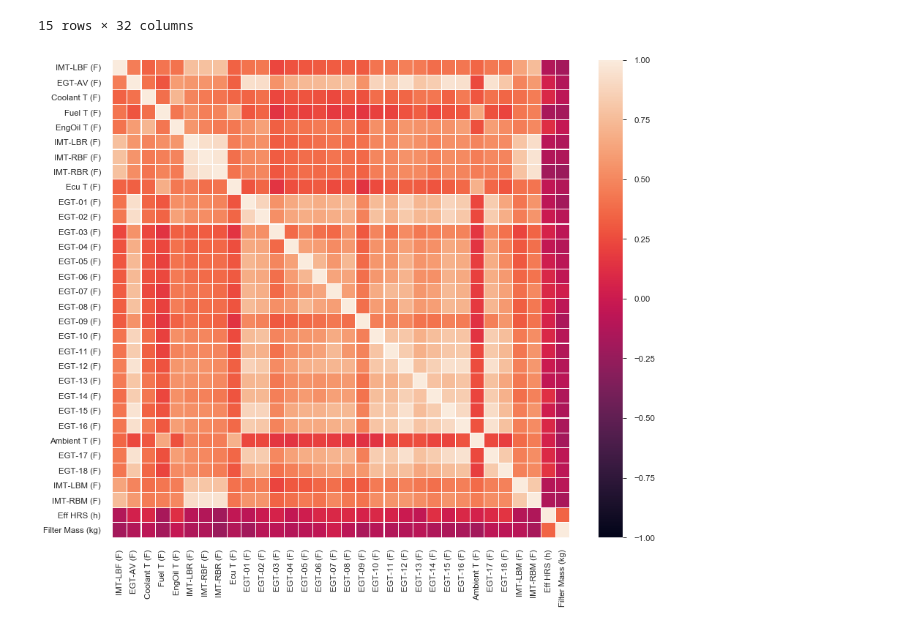
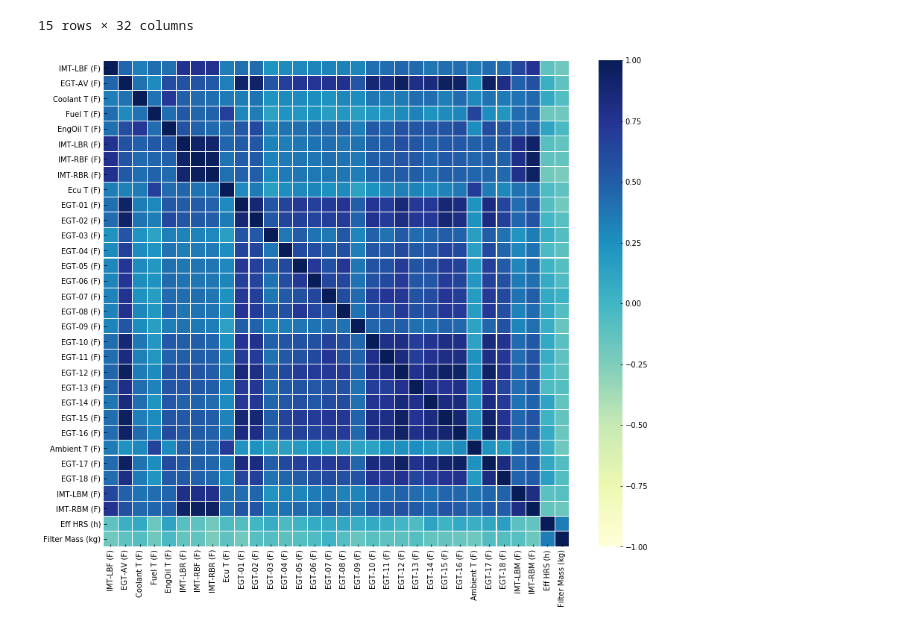
Before and after one commit to ddiazal/PredictiveMaintenance, a Jupyter notebook: filtersAnalysisReport.ipynb, the cells around one changed output. Drawn from its saved outputs; the diff is of its cells as text; code cells hidden in the pictures.

Commit message:
setting up the plotting style

```diff
--- a/filtersAnalysisReport.ipynb
+++ b/filtersAnalysisReport.ipynb
@@ -8,8 +8,8 @@ import pandas as pd
 import seaborn as sns
 import matplotlib.pyplot as plt
 %matplotlib inline
-plt.style.use('seaborn-poster')
-sns.set(context='paper', style='darkgrid', palette=sns.color_palette("Set1"), font='sans-serif', font_scale=1.3, color_codes=True, rc=None)
+plt.style.use('bmh')
+#sns.set(context='paper', style='darkgrid', palette=sns.color_palette("Set1"), font='sans-serif', font_scale=1.3, color_codes=True, rc=None)
 # %% [markdown]
 ## Introduction
 # %% [markdown]
@@ -422,6 +424,6 @@ filt_grouped_df_F
 15 rows × 32 columns
 # %%
 plt.figure(figsize=(14,12))
-ax = sns.heatmap(corr_matrix, linewidths=.1, vmin=-1, vmax=1)
+ax = sns.heatmap(corr_matrix, cmap='YlGnBu',linewidths=.1, vmin=-1, vmax=1)
 # %% [output]
-[figure, old version]
+[figure, new version]
```
Also changed, not shown: parts of 15 cells of this notebook.
